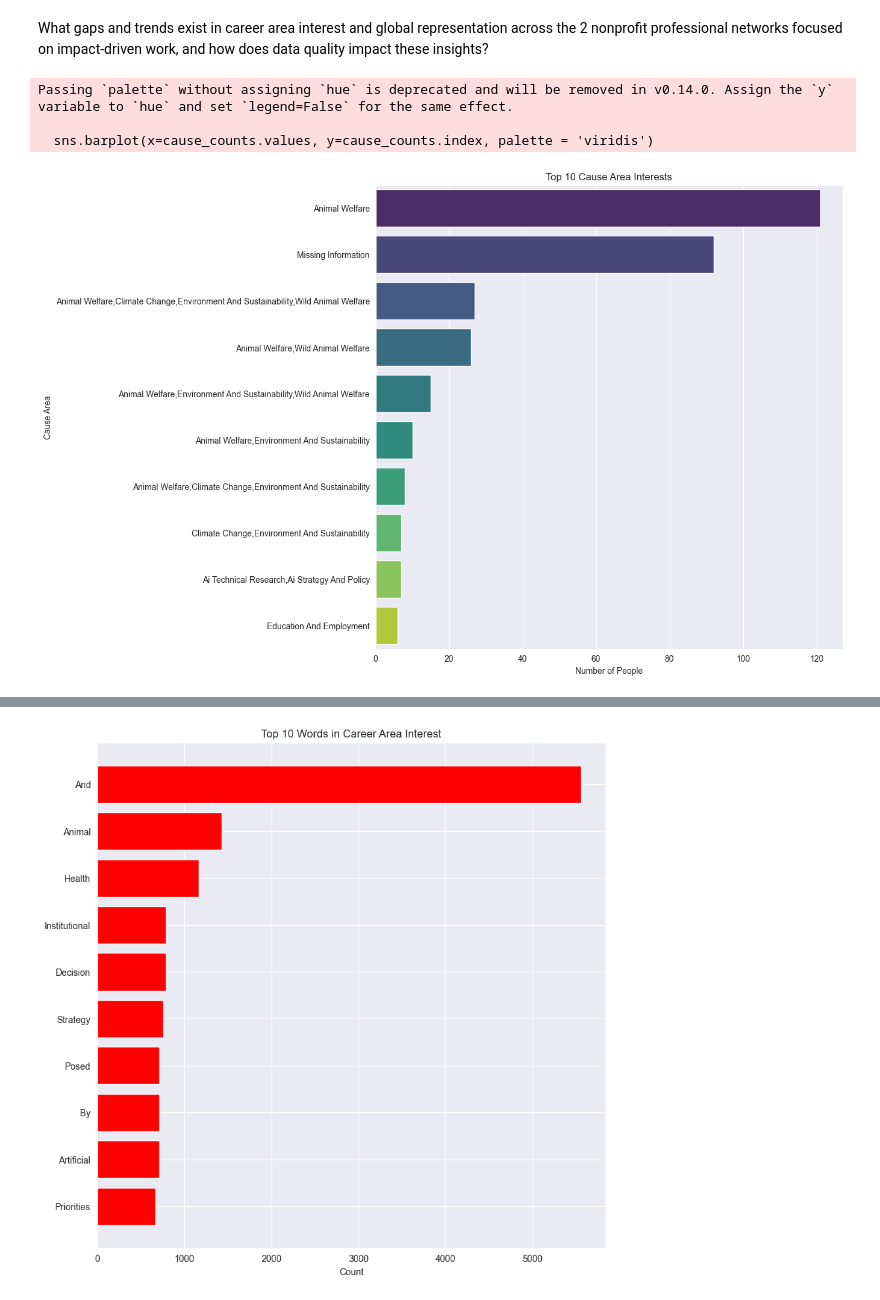
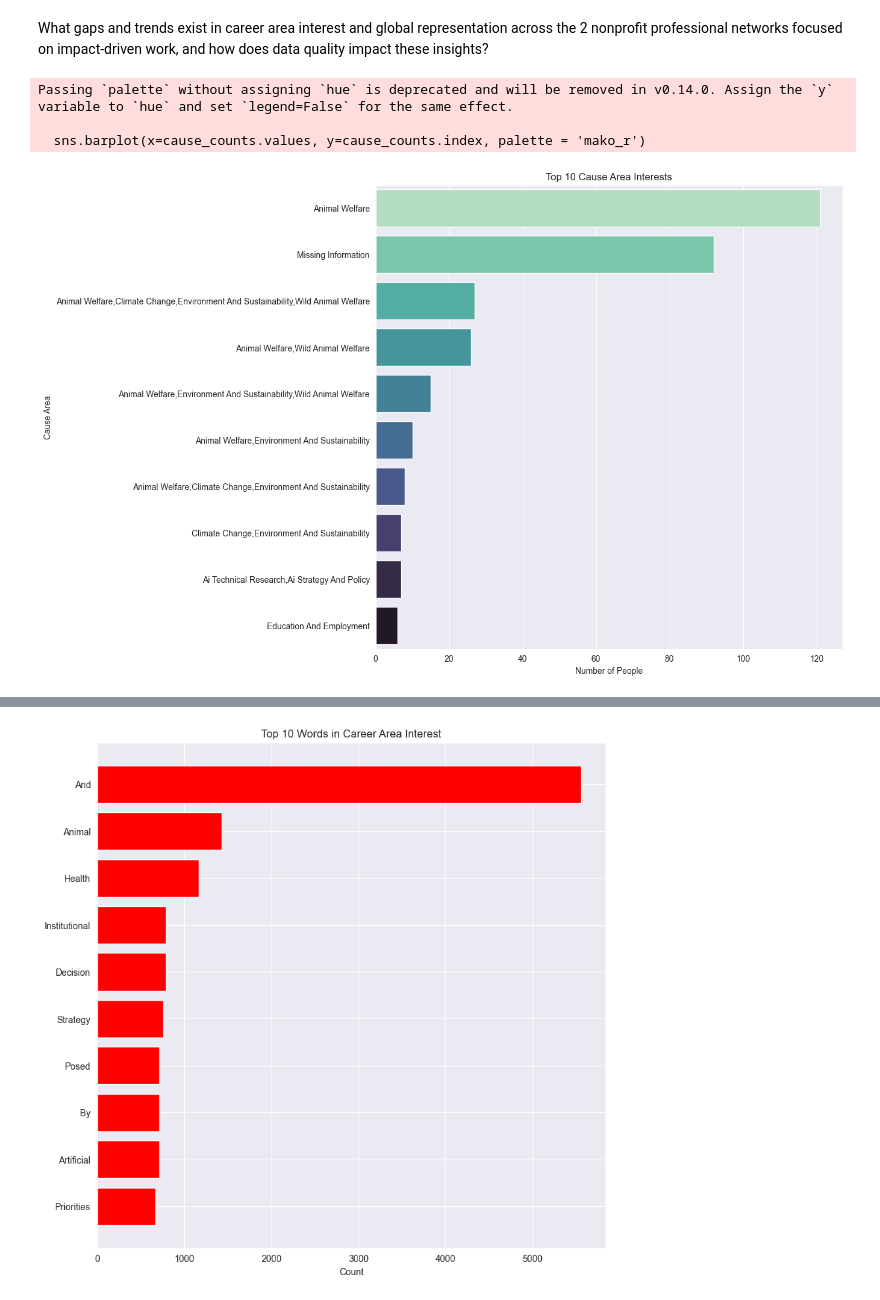
Before and after one commit to 3nikolov/IS537_Final_Project, a Jupyter notebook: Part_2_Research_Question.ipynb, the cells around one changed output, grey strips where cells are left out. Cells and saved outputs as stored; diff of their text form; code cells hidden in the pictures.

```diff
--- a/Part_2_Research_Question.ipynb
+++ b/Part_2_Research_Question.ipynb
@@ -26,19 +26,19 @@ What gaps and trends exist in career area interest and global representation acr
 # %%
 # top 10 counts of cause area interests
 
 plt.figure(figsize=(10,10))
 cause_counts = df['Cause Area Interests'].value_counts().head(10)
 
-sns.barplot(x=cause_counts.values, y=cause_counts.index, palette = 'viridis')
+sns.barplot(x=cause_counts.values, y=cause_counts.index, palette = 'mako_r')
 plt.title('Top 10 Cause Area Interests')
 plt.xlabel('Number of People')
 plt.ylabel('Cause Area')
 plt.show()
 # %% [output]
 Passing `palette` without assigning `hue` is deprecated and will be removed in v0.14.0. Assign the `y` variable to `hue` and set `legend=False` for the same effect.
 
-  sns.barplot(x=cause_counts.values, y=cause_counts.index, palette = 'viridis')
+  sns.barplot(x=cause_counts.values, y=cause_counts.index, palette = 'mako_r')
-[figure, old version]
+[figure, new version]
 # %%
 # top countries
 
```
Also changed, not shown: parts of 3 cells of this notebook, 1 other file.
